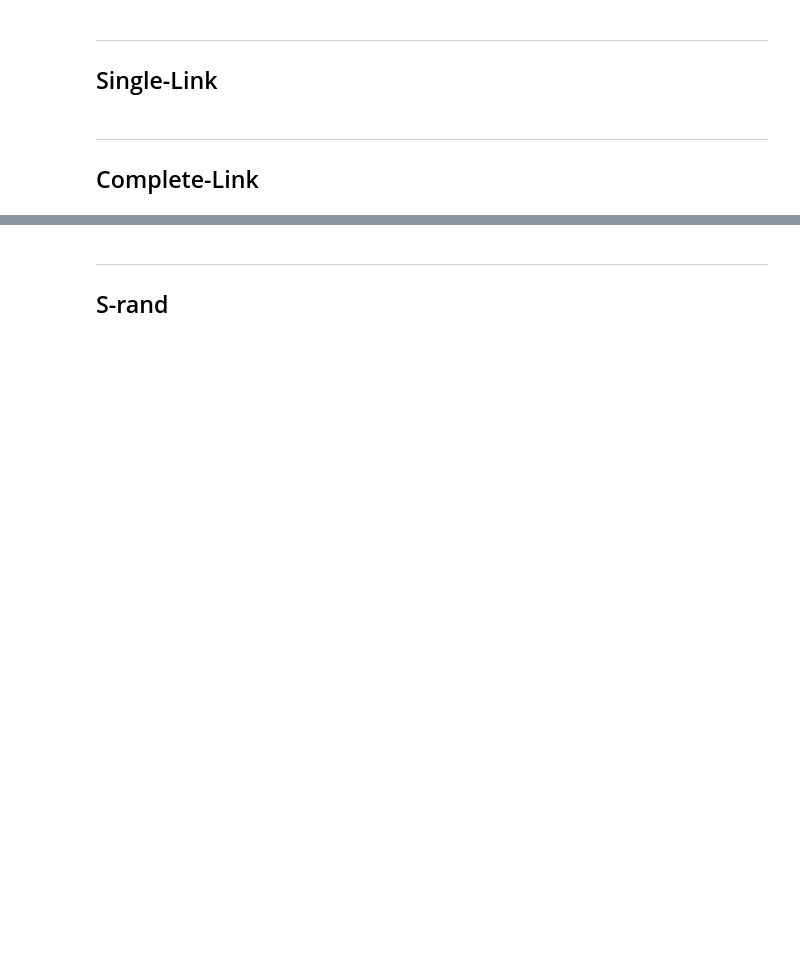
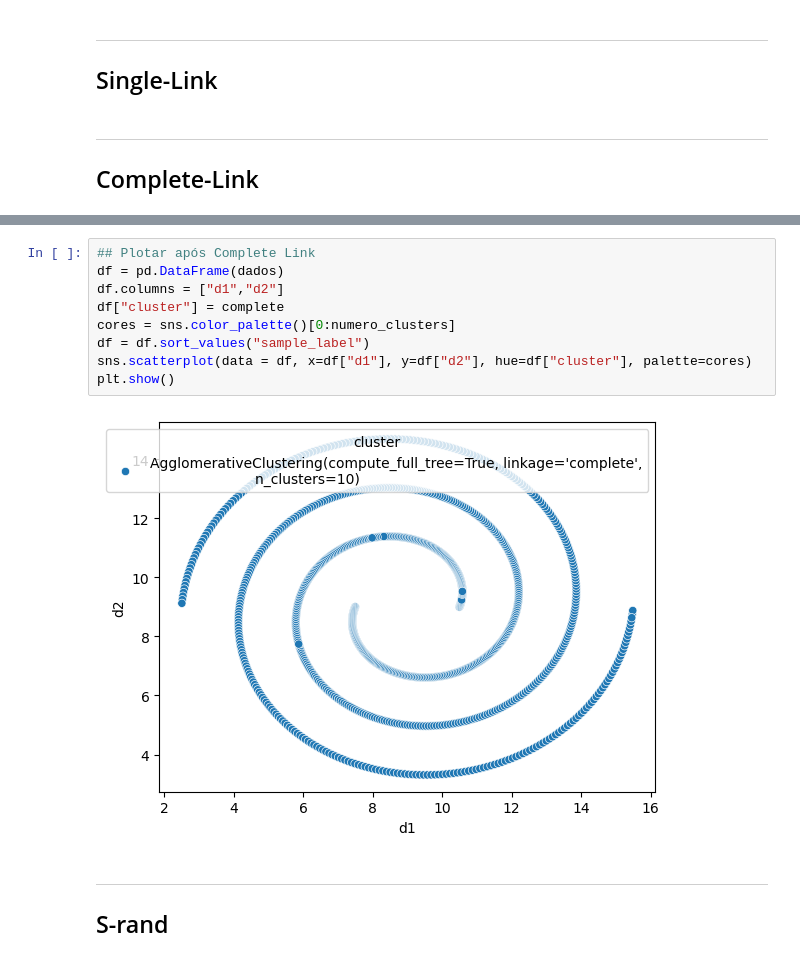
Before and after one commit to biarog/Trabalho-de-IA, a Jupyter notebook: kmedias.ipynb, the cells around one changed output, grey strips where cells are left out. Drawn from its saved outputs; the diff is of its cells as text; blank space fills up the shorter version.

Commit message:
Complete Link
Primeira tentativa de fazer o complete link

```diff
--- a/kmedias.ipynb
+++ b/kmedias.ipynb
@@ -102,3 +142,14 @@ export.to_csv(nome_arquivo + '_k-media'  + '.csv')
+# %%
+## Plotar após Complete Link
+df = pd.DataFrame(dados)
+df.columns = ["d1","d2"]
+df["cluster"] = complete
+cores = sns.color_palette()[0:numero_clusters]
+df = df.sort_values("sample_label")
+sns.scatterplot(data = df, x=df["d1"], y=df["d2"], hue=df["cluster"], palette=cores)
+plt.show()
+# %% [output]
+[figure, added]
 # %% [markdown]
 ---
 ## S-rand
```
Also changed, not shown: parts of 9 cells of this notebook, 3 other files.
